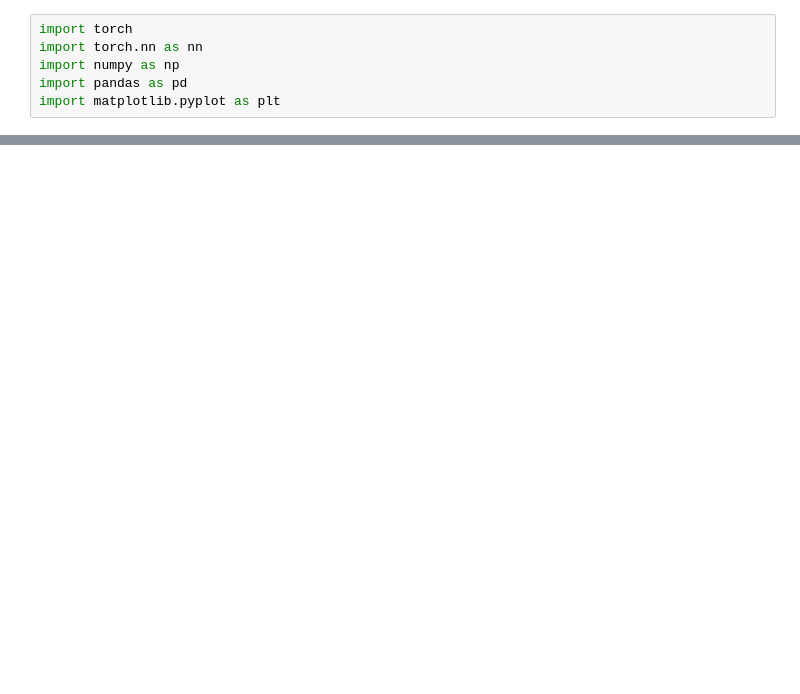
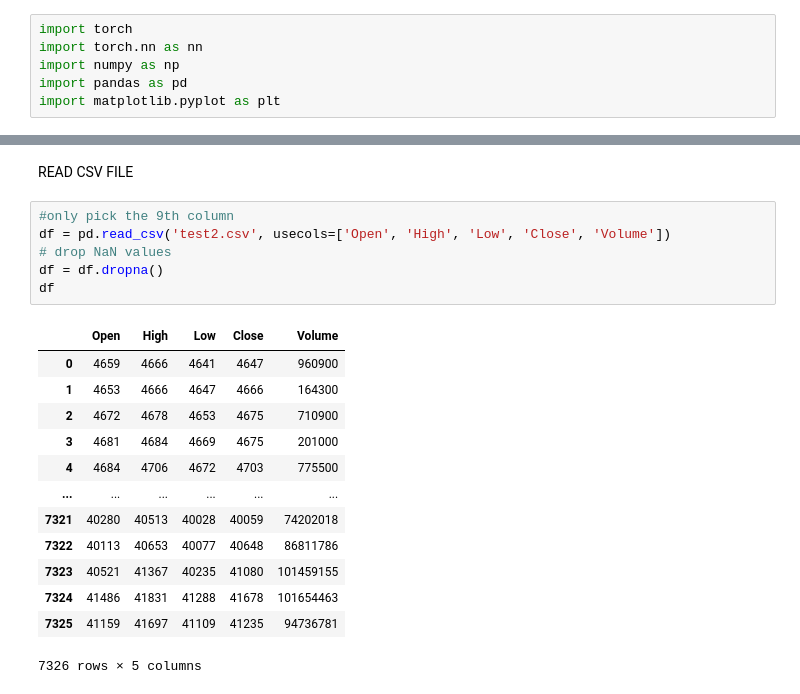
Before and after one commit to AllanGamal/stock-predictor-ML, a Jupyter notebook: stpredict.ipynb, the cells around one changed output, grey strips where cells are left out. Cells and saved outputs as stored; diff of their text form; blank space fills up the shorter version.

```diff
--- a/stpredict.ipynb
+++ b/stpredict.ipynb
@@ -415,0 +17,22 @@ RuntimeError: mat1 and mat2 shapes cannot be multiplied (32x127 and 128x64)
+# %% [markdown]
+READ CSV FILE
+# %%
+#only pick the 9th column
+df = pd.read_csv('test2.csv', usecols=['Open', 'High', 'Low', 'Close', 'Volume'])
+# drop NaN values
+df = df.dropna()
+df
+# %% [output]
+|  | Open | High | Low | Close | Volume |
+| 0 | 4659 | 4666 | 4641 | 4647 | 960900 |
+| 1 | 4653 | 4666 | 4647 | 4666 | 164300 |
+| 2 | 4672 | 4678 | 4653 | 4675 | 710900 |
+| 3 | 4681 | 4684 | 4669 | 4675 | 201000 |
+| 4 | 4684 | 4706 | 4672 | 4703 | 775500 |
+| ... | ... | ... | ... | ... | ... |
+| 7321 | 40280 | 40513 | 40028 | 40059 | 74202018 |
+| 7322 | 40113 | 40653 | 40077 | 40648 | 86811786 |
+| 7323 | 40521 | 41367 | 40235 | 41080 | 101459155 |
+| 7324 | 41486 | 41831 | 41288 | 41678 | 101654463 |
+| 7325 | 41159 | 41697 | 41109 | 41235 | 94736781 |
+7326 rows × 5 columns
```
Also changed, not shown: parts of 38 cells of this notebook, 1 other file.
